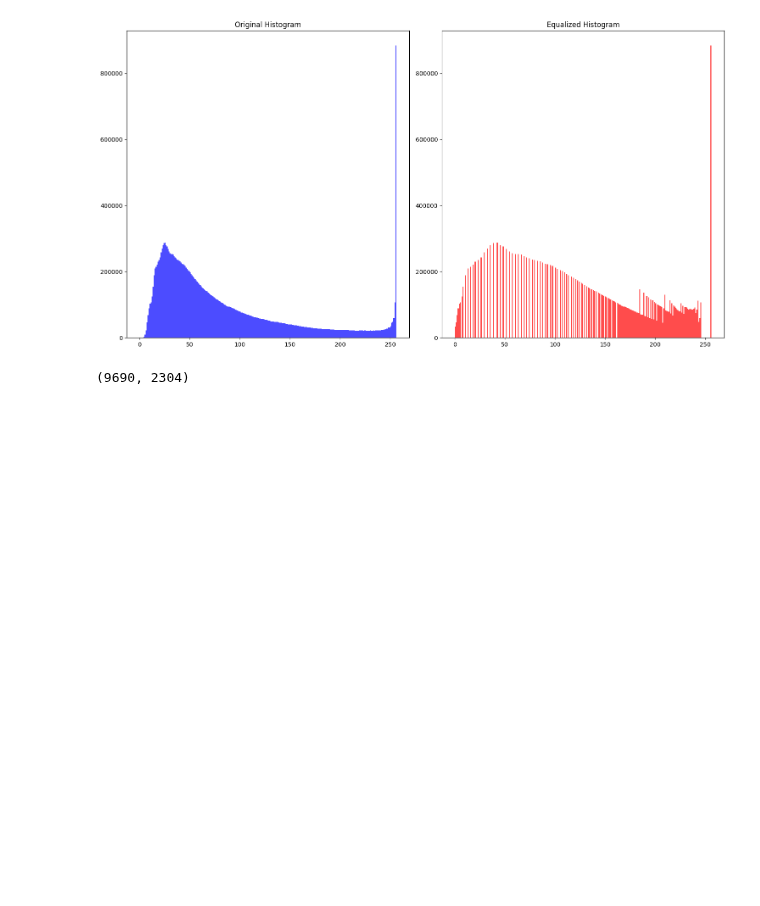
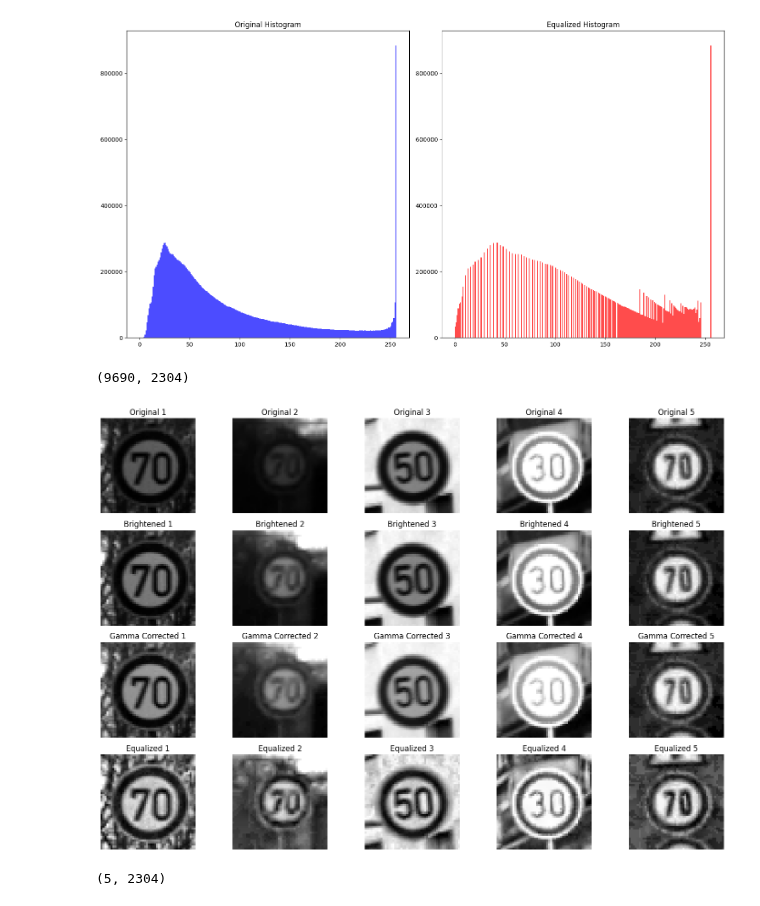
Before and after one commit to Suhail270/DMML, a Jupyter notebook: Coursework/Part 1/testing.ipynb, the cells around one changed output. Drawn from its saved outputs; the diff is of its cells as text; code cells hidden in the pictures; blank space fills up the shorter version.

```diff
--- a/Coursework/Part 1/testing.ipynb
+++ b/Coursework/Part 1/testing.ipynb
@@ -97,17 +90,3 @@ plt.tight_layout()
 plt.show()
 # %% [output]
 [figure]
-# %%
-def apply_clahe(row):
-    row = np.array(row, dtype=np.uint8)
-    clahe = cv2.createCLAHE(clipLimit=2.0, tileGridSize=(8, 8))
-    equalized_row = clahe.apply(row)
-    return equalized_row
-
-x_copy = x_train.copy()
-
-print(x_copy.shape)
-
-df_equalized = x_copy.apply(apply_clahe, axis=1)
-# %% [output]
-(9690, 2304)
@@ -113,0 +117,63 @@ df_equalized = x_copy.apply(apply_clahe, axis=1)
+# %%
+x_train.shape
+# %% [output]
+(9690, 2304)
+# %%
+import matplotlib.pyplot as plt
+
+x_copy = x_train.copy()
+
+sample_size = 5
+sample_indices = x_copy.sample(sample_size).index
+
+
+plt.figure(figsize=(15, 10))
+
+for i, idx in enumerate(sample_indices):
+    plt.subplot(4, sample_size, i + 1)
+    original_image = x_copy.iloc[idx].values.reshape(48, 48)
+    plt.imshow(original_image, cmap='gray')
+    plt.title(f'Original {i+1}')
+    plt.axis('off')
+
+    brightened_image = brighten(x_copy.iloc[idx].values)
+    plt.subplot(4, sample_size, sample_size + i + 1)
+    brightened_image = brightened_image.reshape(48, 48)
+    plt.imshow(brightened_image, cmap='gray')
+    plt.title(f'Brightened {i+1}')
+    plt.axis('off')
+
+    gamma_image = apply_gamma_correction(brightened_image)
+    plt.subplot(4, sample_size, 2*sample_size + i + 1)
+    plt.imshow(gamma_image, cmap='gray')
+    plt.title(f'Gamma Corrected {i+1}')
+    plt.axis('off')
+
+    equalized_image = apply_clahe(gamma_image)
+    plt.subplot(4, sample_size, 3*sample_size + i + 1)
+    plt.imshow(equalized_image, cmap='gray')
+    plt.title(f'Equalized {i+1}')
+    plt.axis('off')
+
+plt.tight_layout()
+plt.show()
+# %% [output]
+[figure, added]
+# %%
+processed_images = []
+
+sample_size = 5
+sample_indices = x_copy.sample(sample_size).index
+
+for i, idx in enumerate(sample_indices):
+    original_image = x_copy.iloc[idx].values.reshape(48, 48)
+    brightened_image = brighten(x_copy.iloc[idx].values).reshape(48, 48)
+    gamma_image = apply_gamma_correction(brightened_image)
+    equalized_image = apply_clahe(gamma_image)
+
+    processed_images.append(equalized_image.flatten())
+
+processed_df_subset = pd.DataFrame(processed_images)
+processed_df_subset.shape
+# %% [output]
+(5, 2304)
```
Also changed, not shown: parts of 24 cells of this notebook, 1 other file.
